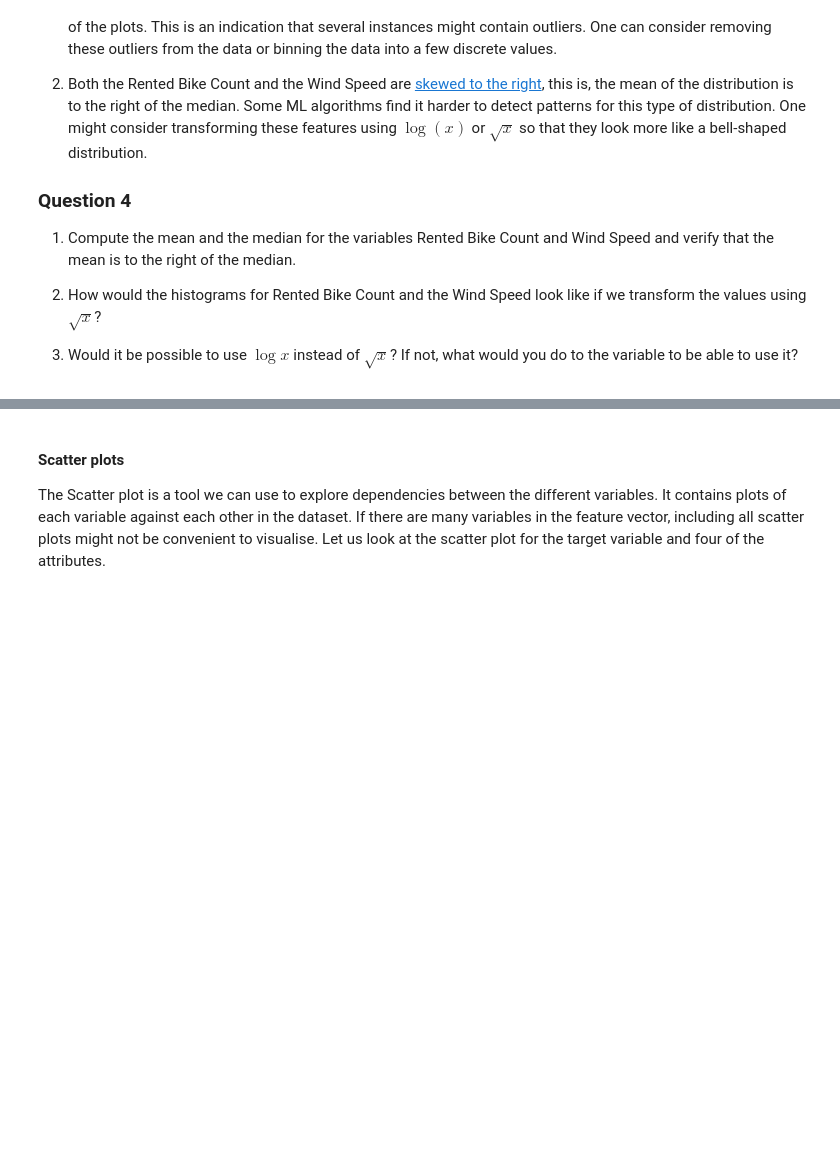
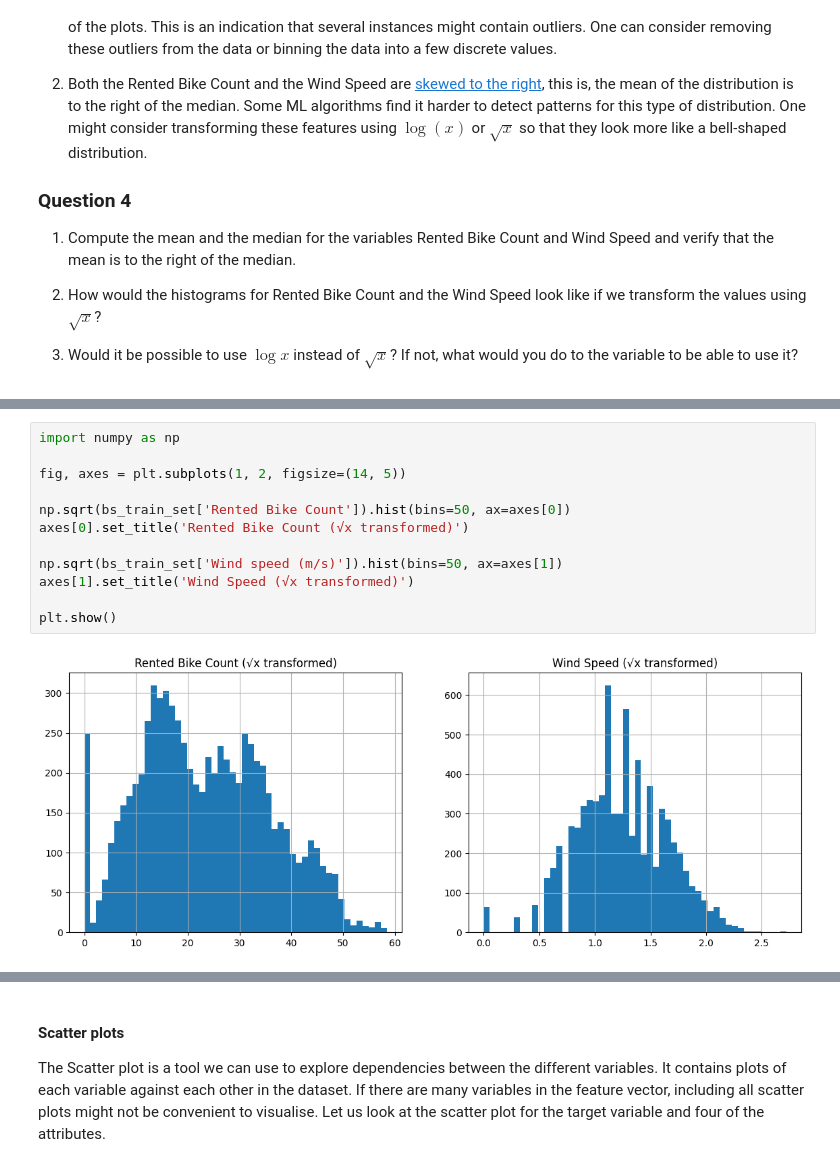
Before and after one commit to Tzu-Liang/COMP64501-Topics-in-Machine-Learning-Module, a Jupyter notebook: Labs/Lab 1 - End-to-end project in ML.ipynb, the cells around one changed output, grey strips where cells are left out. Cells and saved outputs as stored; diff of their text form; blank space fills up the shorter version.

```diff
--- a/Labs/Lab 1 - End-to-end project in ML.ipynb
+++ b/Labs/Lab 1 - End-to-end project in ML.ipynb
@@ -189,0 +339,14 @@ Some observations from the histograms are:
+# %%
+import numpy as np
+
+fig, axes = plt.subplots(1, 2, figsize=(14, 5))
+
+np.sqrt(bs_train_set['Rented Bike Count']).hist(bins=50, ax=axes[0])
+axes[0].set_title('Rented Bike Count (√x transformed)')
+
+np.sqrt(bs_train_set['Wind speed (m/s)']).hist(bins=50, ax=axes[1])
+axes[1].set_title('Wind Speed (√x transformed)')
+
+plt.show()
+# %% [output]
+[figure, added]
```
Also changed, not shown: parts of 41 cells of this notebook.
